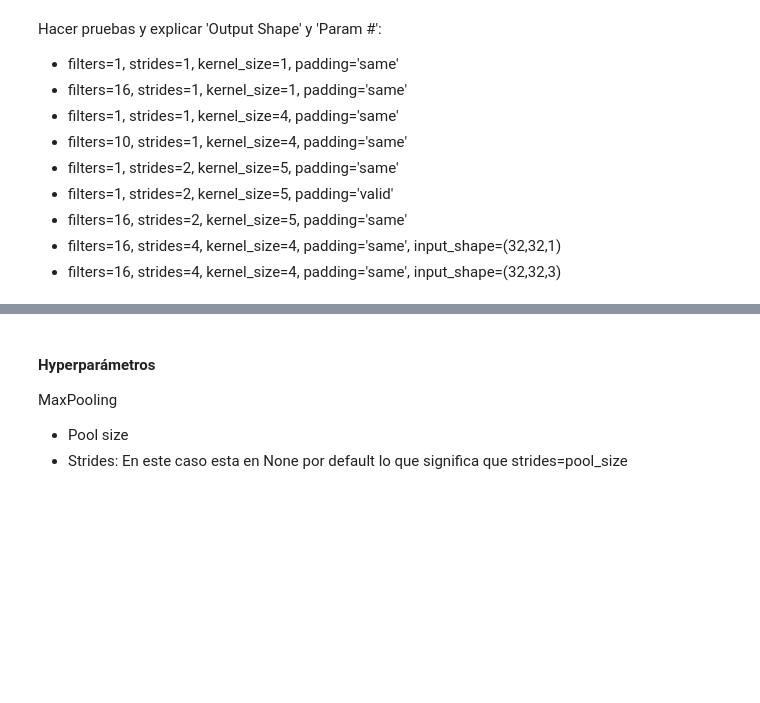
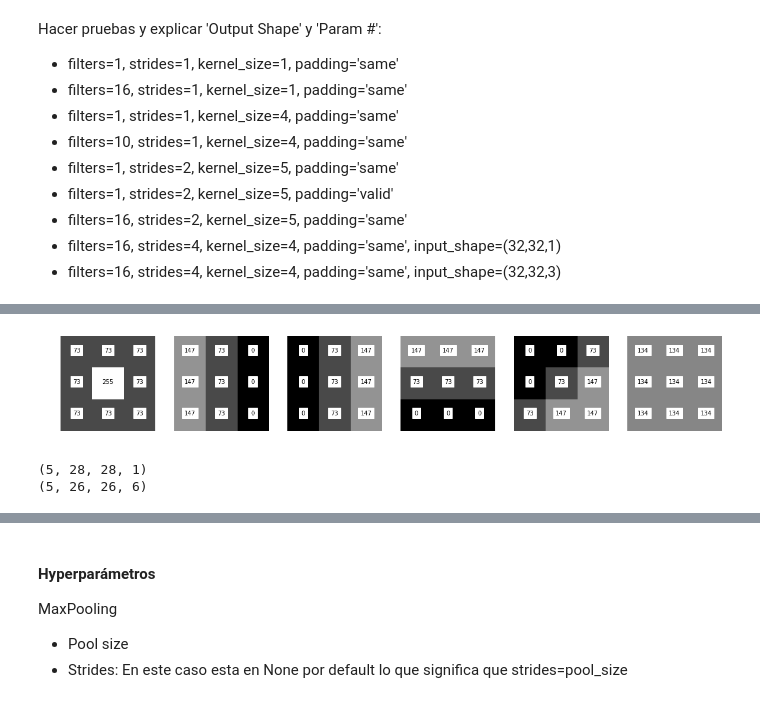
Before and after one commit to lab-ml-itba/8-CNN, a Jupyter notebook: 1-CNN-Teoria.ipynb, the cells around one changed output, grey strips where cells are left out. Drawn from its saved outputs; the diff is of its cells as text; code cells hidden in the pictures; blank space fills up the shorter version.

```diff
--- a/1-CNN-Teoria.ipynb
+++ b/1-CNN-Teoria.ipynb
@@ -86,0 +230,12 @@ Hacer pruebas y explicar 'Output Shape' y 'Param #':
+# %%
+plot_filter_coefs('Conv1', model, normalize=True)
+# %% [output]
+[figure, added]
+# %%
+images_to_filter = np.load('images_to_filter.npy')
+print(images_to_filter.shape)
+activations_conv1_output = model.predict(images_to_filter)
+print(activations_conv1_output.shape)
+# %% [output]
+(5, 28, 28, 1)
+(5, 26, 26, 6)
```
Also changed, not shown: parts of 36 cells of this notebook, 4 other files.
